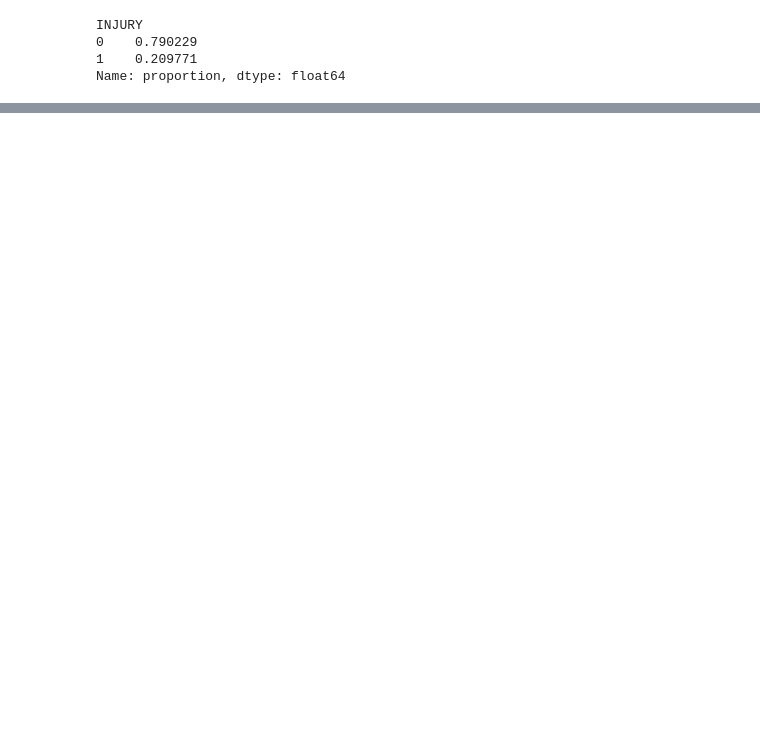
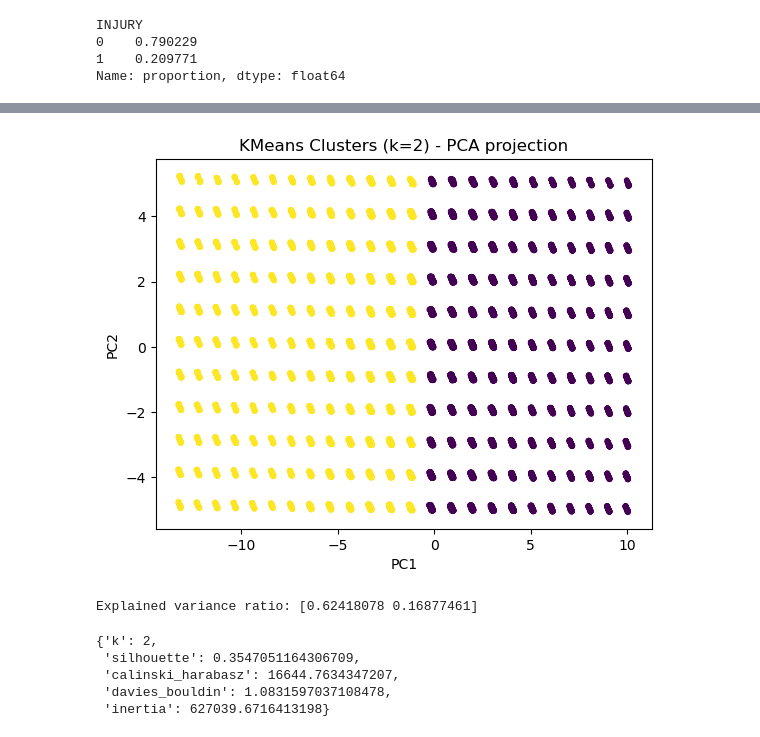
Before and after one commit to edenmisan/project, a Jupyter notebook: project.ipynb, the cells around one changed output, grey strips where cells are left out. Saved outputs shown, nothing was run; the diff lists cells and outputs as text; code cells hidden in the pictures; blank space fills up the shorter version.

```diff
--- a/project.ipynb
+++ b/project.ipynb
@@ -836,2 +1079,7 @@ Confusion matrix:
 # %%
 df.to_csv("clean_data.csv", index=False)
+# %%
+X_for_cluster = X_train.copy()
+y_for_profile = y_train.copy()
+
+print("Shape for clustering:", X_for_cluster.shape)
@@ -837,0 +1265,31 @@ df.to_csv("clean_data.csv", index=False)
+# %%
+pca = PCA(n_components=2, random_state=42)
+X_2d = pca.fit_transform(X_np)
+
+plt.figure()
+plt.scatter(X_2d[:, 0], X_2d[:, 1], s=10, c=cluster_labels)
+plt.xlabel("PC1")
+plt.ylabel("PC2")
+plt.title(f"KMeans Clusters (k={best_k}) - PCA projection")
+plt.show()
+
+print("Explained variance ratio:", pca.explained_variance_ratio_)
+# %% [output]
+[figure, added]
+Explained variance ratio: [0.62418078 0.16877461]
+# %%
+final_metrics = {
+    "k": best_k,
+    "silhouette": float(silhouette_score(X_np, cluster_labels)),
+    "calinski_harabasz": float(calinski_harabasz_score(X_np, cluster_labels)),
+    "davies_bouldin": float(davies_bouldin_score(X_np, cluster_labels)),
+    "inertia": float(final_kmeans.inertia_)
+}
+
+final_metrics
+# %% [output]
+{'k': 2,
+ 'silhouette': 0.3547051164306709,
+ 'calinski_harabasz': 16644.7634347207,
+ 'davies_bouldin': 1.0831597037108478,
+ 'inertia': 627039.6716413198}
```
Also changed, not shown: parts of 25 cells of this notebook, 1 other file.
